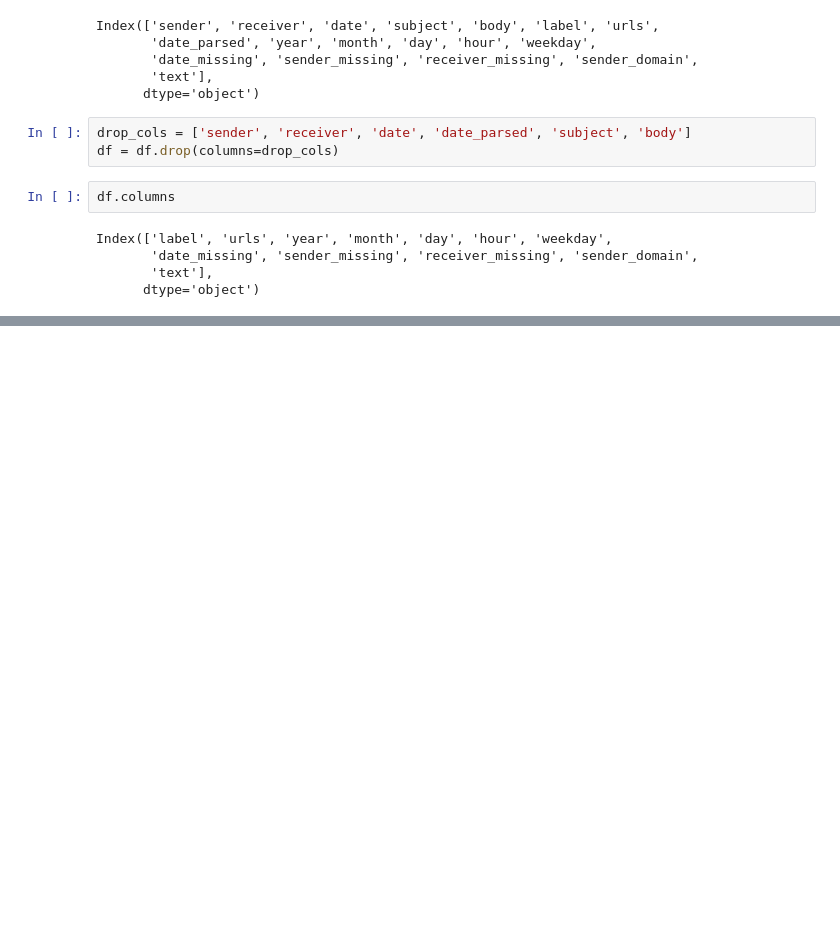
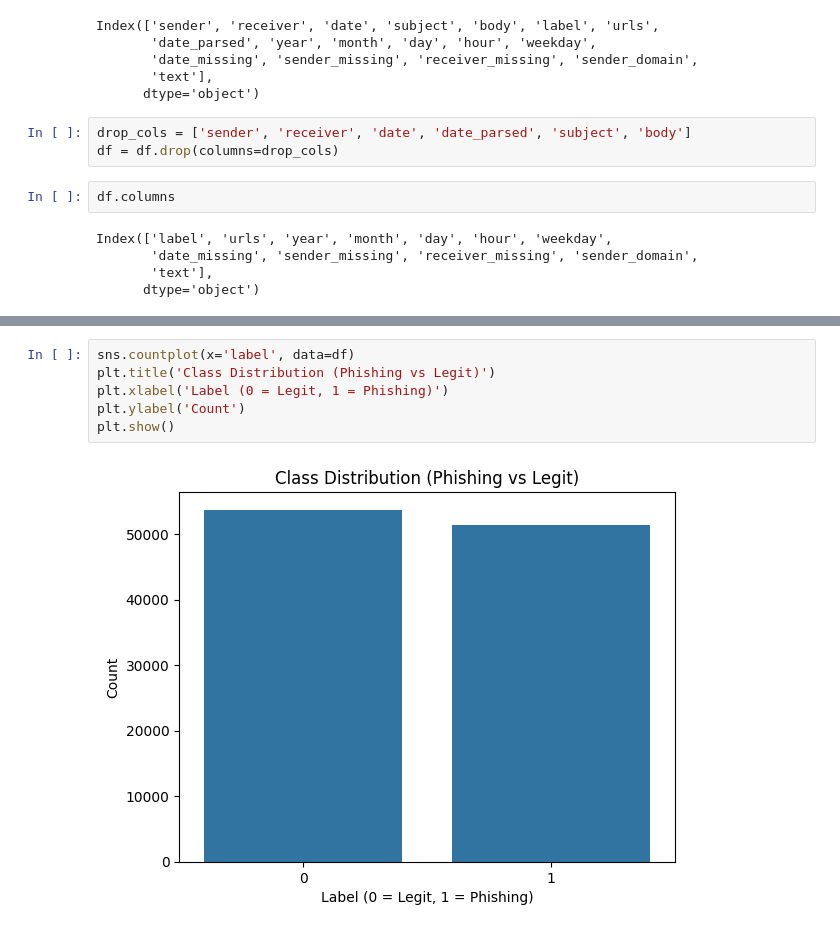
Before and after one commit to Freezyo7/Phishing_mail_detection, a Jupyter notebook: main.ipynb, the cells around one changed output, grey strips where cells are left out. Saved outputs shown, nothing was run; the diff lists cells and outputs as text; blank space fills up the shorter version.

```diff
--- a/main.ipynb
+++ b/main.ipynb
@@ -290,0 +301,8 @@ Index(['label', 'urls', 'year', 'month', 'day', 'hour', 'weekday',
+# %%
+sns.countplot(x='label', data=df)
+plt.title('Class Distribution (Phishing vs Legit)')
+plt.xlabel('Label (0 = Legit, 1 = Phishing)')
+plt.ylabel('Count')
+plt.show()
+# %% [output]
+[figure, added]
```
Also changed, not shown: parts of 10 cells of this notebook.
